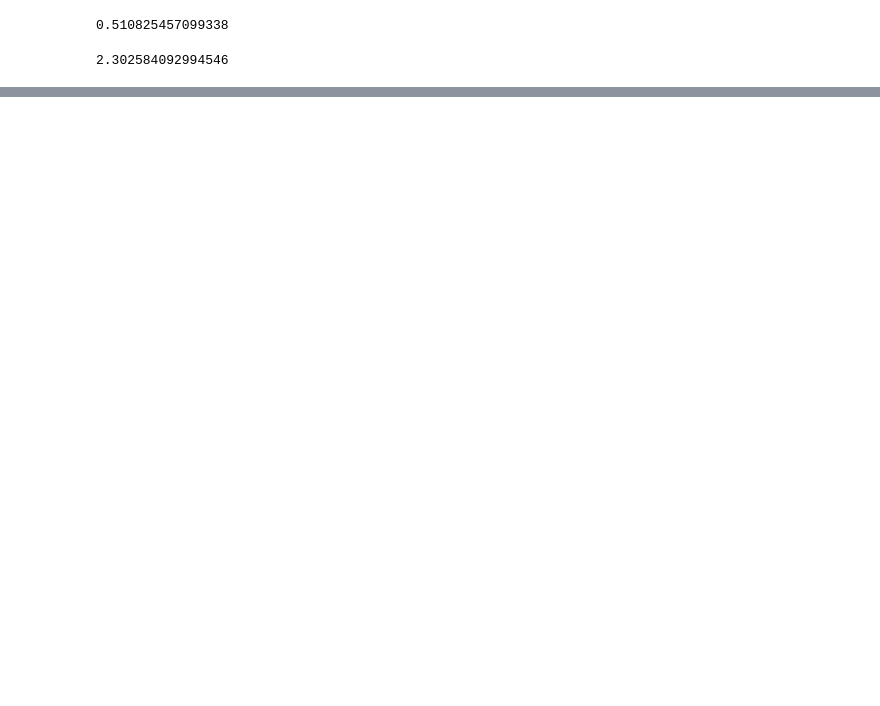
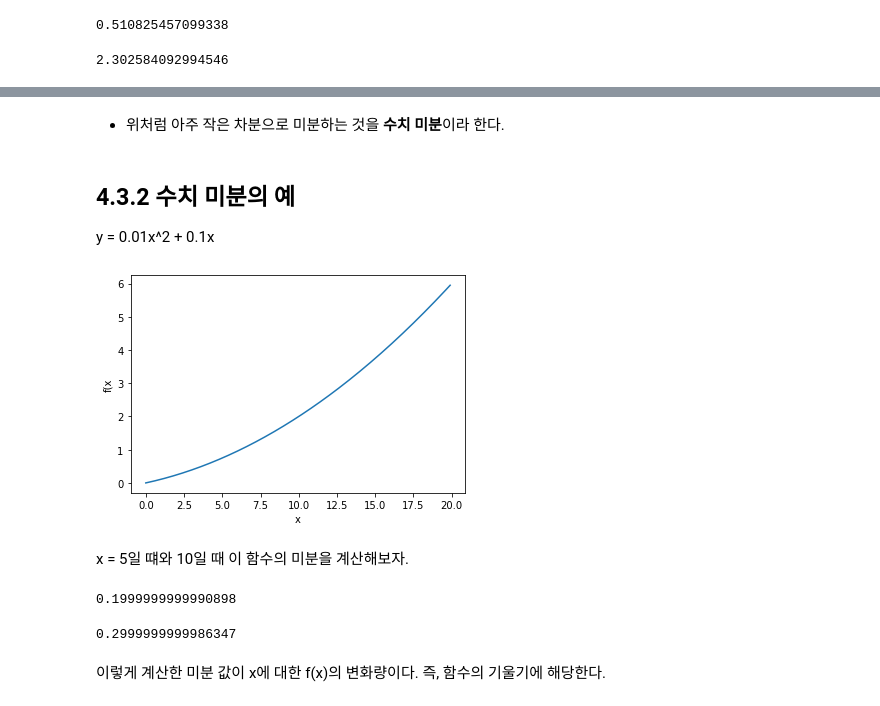
Before and after one commit to eunsour/Deep-Learning-from-Scratch, a Jupyter notebook: Chapter 04/Ch4_Neural_network_training.ipynb, the cells around one changed output, grey strips where cells are left out. Cells and saved outputs as stored; diff of their text form; code cells hidden in the pictures; blank space fills up the shorter version.

```diff
--- a/Chapter 04/Ch4_Neural_network_training.ipynb
+++ b/Chapter 04/Ch4_Neural_network_training.ipynb
@@ -73,0 +174,32 @@ cross_entropy_error(np.array(y), np.array(t))
+# %% [markdown]
+- 위처럼 아주 작은 차분으로 미분하는 것을 **수치 미분**이라 한다.
+# %% [markdown]
+## 4.3.2 수치 미분의 예
+y = 0.01x^2 + 0.1x
+# %%
+def function_1(x):
+    return 0.01*x**2 + 0.1 * x
+# %%
+import numpy as np
+import matplotlib.pyplot as plt
+
+x = np.arange(0.0, 20.0, 0.1)
+y = function_1(x)
+plt.xlabel("x")
+plt.ylabel('f(x')
+plt.plot(x, y)
+plt.show()
+# %% [output]
+[figure, added]
+# %% [markdown]
+x = 5일 떄와 10일 때 이 함수의 미분을 계산해보자.
+# %%
+numerical_diff(function_1, 5)
+# %% [output]
+0.1999999999990898
+# %%
+numerical_diff(function_1, 10)
+# %% [output]
+0.2999999999986347
+# %% [markdown]
+이렇게 계산한 미분 값이 x에 대한 f(x)의 변화량이다. 즉, 함수의 기울기에 해당한다.
```
Also changed, not shown: parts of 68 cells of this notebook.
